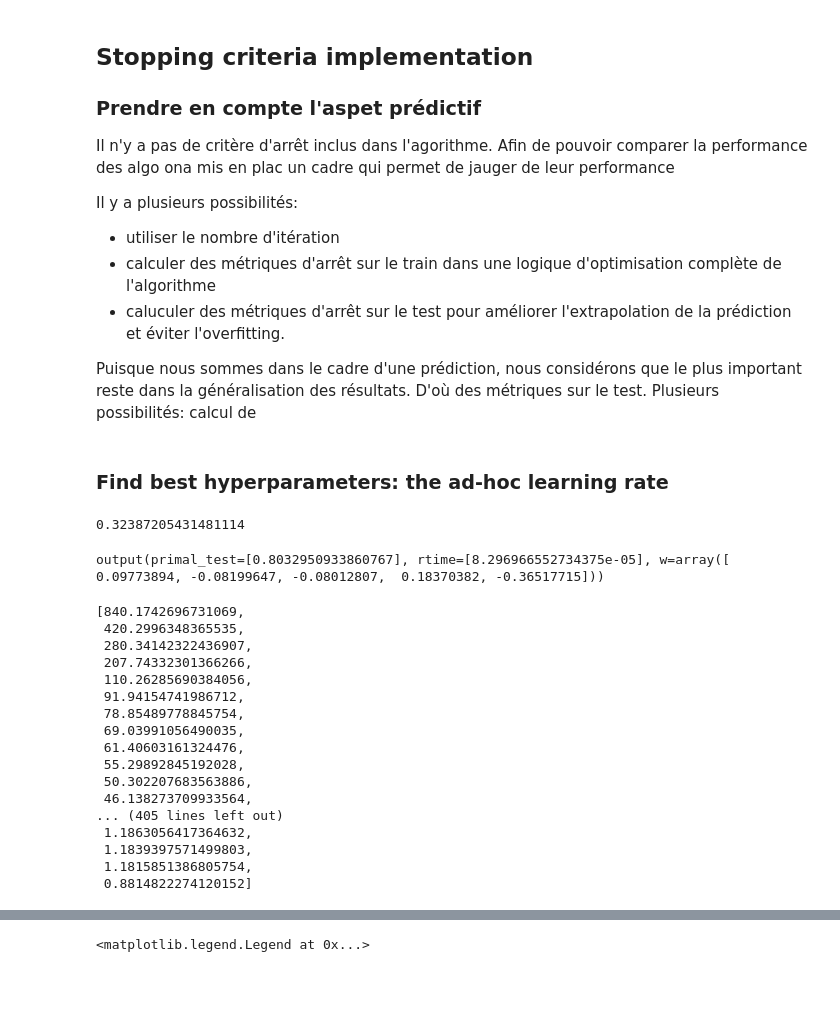
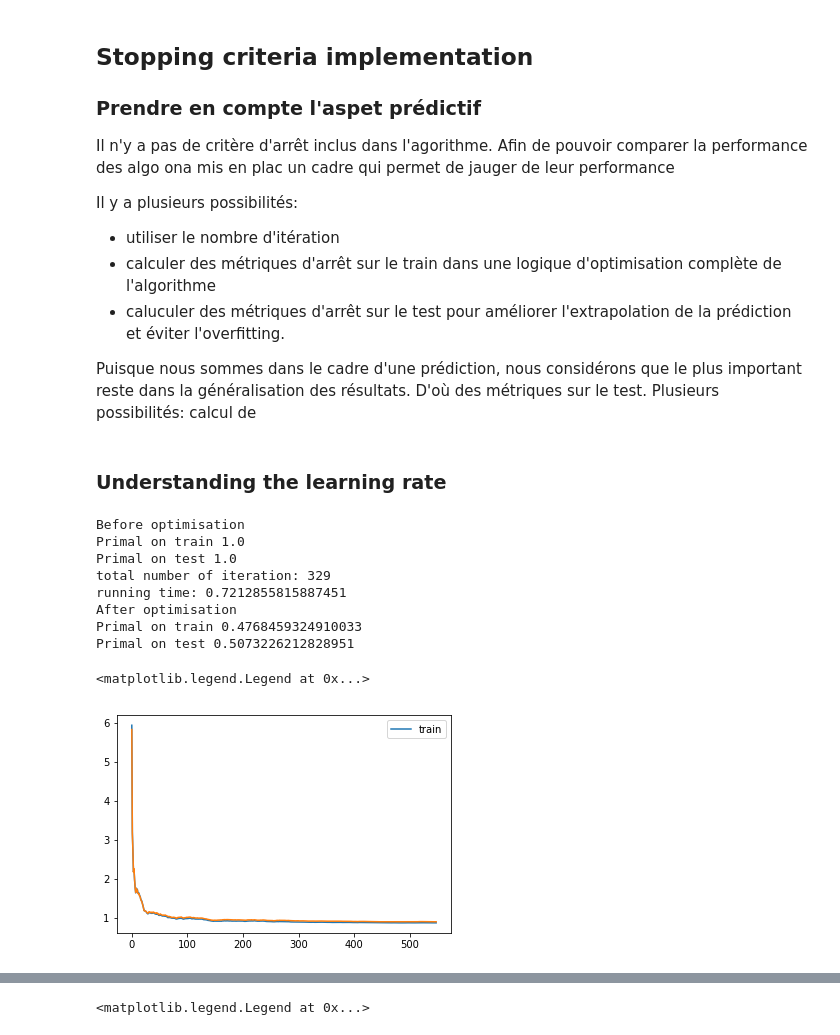
Before and after one commit to gauthier-schweitzer/soadml, a Jupyter notebook: pegasos.ipynb, the cells around one changed output, grey strips where cells are left out. Drawn from its saved outputs; the diff is of its cells as text; code cells hidden in the pictures; blank space fills up the shorter version.

```diff
--- a/pegasos.ipynb
+++ b/pegasos.ipynb
@@ -213,33 +287,22 @@ def pegasos_splitted(X,Y,lamb,test_ratio=0.2, cost_thresh=0.9):
     return out
 # %% [markdown]
-### Find best hyperparameters: the ad-hoc learning rate
+### Understanding the learning rate
 # %%
-out1 = pegasos_splitted(X,Y, lamb= 0.1,cost_thresh=0.3)
-primal(out1.w,X_train,Y_train)
+out1 = pegasos_splitted(X,Y, lamb= 0.1,stop_thresh=0.0001)
 # %% [output]
-0.32387205431481114
+Before optimisation
+Primal on train 1.0
+Primal on test 1.0
+total number of iteration: 329
+running time: 0.7212855815887451
+After optimisation
+Primal on train 0.4768459324910033
+Primal on test 0.5073226212828951
-# %%
-out1
-# %% [output]
-output(primal_test=[0.8032950933860767], rtime=[8.296966552734375e-05], w=array([ 0.09773894, -0.08199647, -0.08012807,  0.18370382, -0.36517715]))
-# %%
-out2.primal_test
-# %% [output]
-[840.1742696731069,
- 420.2996348365535,
- 280.34142322436907,
- 207.74332301366266,
- 110.26285690384056,
- 91.94154741986712,
- 78.85489778845754,
- 69.03991056490035,
- 61.40603161324476,
- 55.29892845192028,
- 50.302207683563886,
- 46.138273709933564,
-... (405 lines left out)
- 1.1863056417364632,
- 1.1839397571499803,
- 1.1815851386805754,
- 0.8814822274120152]
+# %%
+plt.plot(out1.primal_train, label = "train")
+plt.plot(out1.primal_test)
+plt.legend()
+# %% [output]
+<matplotlib.legend.Legend at 0x...>
+[figure, added]
 # %%
```
Also changed, not shown: parts of 45 cells of this notebook.
